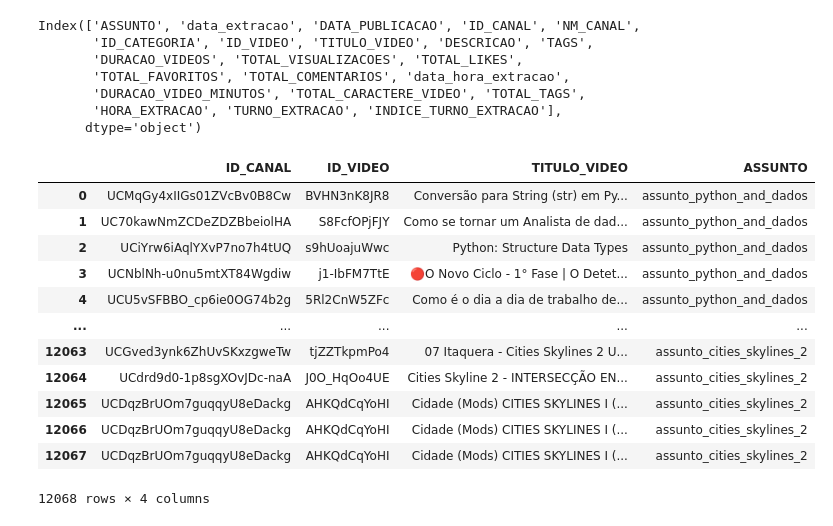
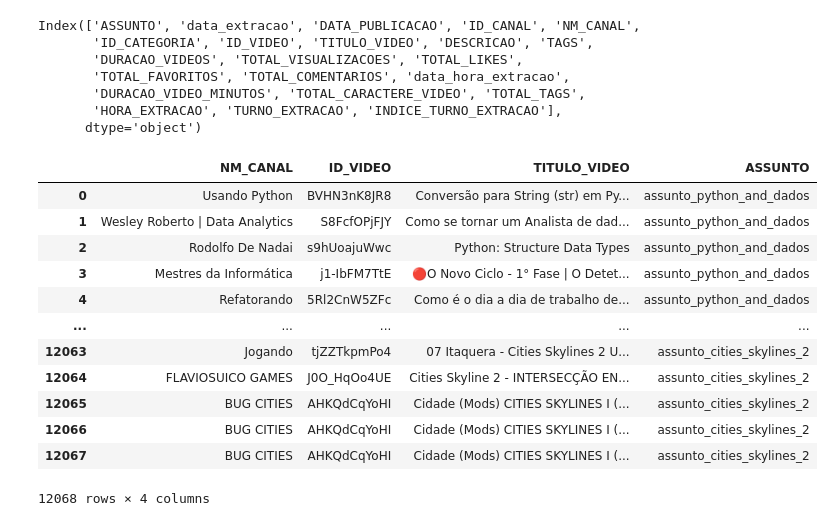
Before and after one commit to rodrigorocha1/analise_dados_youtube, a Jupyter notebook: notebooks_v2/depara.ipynb, the cells around one changed output. Drawn from its saved outputs; the diff is of its cells as text; code cells hidden in the pictures.

Commit message:
correção depara

```diff
--- a/notebooks_v2/depara.ipynb
+++ b/notebooks_v2/depara.ipynb
@@ -182,21 +182,21 @@ Index(['ASSUNTO', 'data_extracao', 'DATA_PUBLICACAO', 'ID_CANAL', 'NM_CANAL',
        'HORA_EXTRACAO', 'TURNO_EXTRACAO', 'INDICE_TURNO_EXTRACAO'],
       dtype='object')
 # %%
-base_depara_canal_video = base_depara_canal_video[['ID_CANAL', 'ID_VIDEO', 'TITULO_VIDEO', 'ASSUNTO']]
+base_depara_canal_video = base_depara_canal_video[[ 'NM_CANAL', 'ID_VIDEO', 'TITULO_VIDEO', 'ASSUNTO']]
 base_depara_canal_video
 # %% [output]
-|  | ID_CANAL | ID_VIDEO | TITULO_VIDEO | ASSUNTO |
-| 0 | UCMqGy4xIIGs01ZVcBv0B8Cw | BVHN3nK8JR8 | Conversão para String (str) em Py... | assunto_python_and_dados |
-| 1 | UC70kawNmZCDeZDZBbeiolHA | S8FcfOPjFJY | Como se tornar um Analista de dad... | assunto_python_and_dados |
-| 2 | UCiYrw6iAqlYXvP7no7h4tUQ | s9hUoajuWwc | Python: Structure Data Types | assunto_python_and_dados |
-| 3 | UCNblNh-u0nu5mtXT84Wgdiw | j1-IbFM7TtE | 🔴O Novo Ciclo - 1° Fase | O Detet... | assunto_python_and_dados |
-| 4 | UCU5vSFBBO_cp6ie0OG74b2g | 5Rl2CnW5ZFc | Como é o dia a dia de trabalho de... | assunto_python_and_dados |
+|  | NM_CANAL | ID_VIDEO | TITULO_VIDEO | ASSUNTO |
+| 0 | Usando Python | BVHN3nK8JR8 | Conversão para String (str) em Py... | assunto_python_and_dados |
+| 1 | Wesley Roberto | Data Analytics | S8FcfOPjFJY | Como se tornar um Analista de dad... | assunto_python_and_dados |
+| 2 | Rodolfo De Nadai | s9hUoajuWwc | Python: Structure Data Types | assunto_python_and_dados |
+| 3 | Mestres da Informática | j1-IbFM7TtE | 🔴O Novo Ciclo - 1° Fase | O Detet... | assunto_python_and_dados |
+| 4 | Refatorando | 5Rl2CnW5ZFc | Como é o dia a dia de trabalho de... | assunto_python_and_dados |
 | ... | ... | ... | ... | ... |
-| 12063 | UCGved3ynk6ZhUvSKxzgweTw | tjZZTkpmPo4 | 07 Itaquera - Cities Skylines 2 U... | assunto_cities_skylines_2 |
-| 12064 | UCdrd9d0-1p8sgXOvJDc-naA | J0O_HqOo4UE | Cities Skyline 2 - INTERSECÇÃO EN... | assunto_cities_skylines_2 |
-| 12065 | UCDqzBrUOm7guqqyU8eDackg | AHKQdCqYoHI | Cidade (Mods) CITIES SKYLINES I (... | assunto_cities_skylines_2 |
-| 12066 | UCDqzBrUOm7guqqyU8eDackg | AHKQdCqYoHI | Cidade (Mods) CITIES SKYLINES I (... | assunto_cities_skylines_2 |
-| 12067 | UCDqzBrUOm7guqqyU8eDackg | AHKQdCqYoHI | Cidade (Mods) CITIES SKYLINES I (... | assunto_cities_skylines_2 |
+| 12063 | Jogando | tjZZTkpmPo4 | 07 Itaquera - Cities Skylines 2 U... | assunto_cities_skylines_2 |
+| 12064 | FLAVIOSUICO GAMES | J0O_HqOo4UE | Cities Skyline 2 - INTERSECÇÃO EN... | assunto_cities_skylines_2 |
+| 12065 | BUG CITIES | AHKQdCqYoHI | Cidade (Mods) CITIES SKYLINES I (... | assunto_cities_skylines_2 |
+| 12066 | BUG CITIES | AHKQdCqYoHI | Cidade (Mods) CITIES SKYLINES I (... | assunto_cities_skylines_2 |
+| 12067 | BUG CITIES | AHKQdCqYoHI | Cidade (Mods) CITIES SKYLINES I (... | assunto_cities_skylines_2 |
 12068 rows × 4 columns
 # %%
 base_depara_canal_video.drop_duplicates(inplace=True)
```
Also changed, not shown: parts of 5 cells of this notebook, 2 other files.
